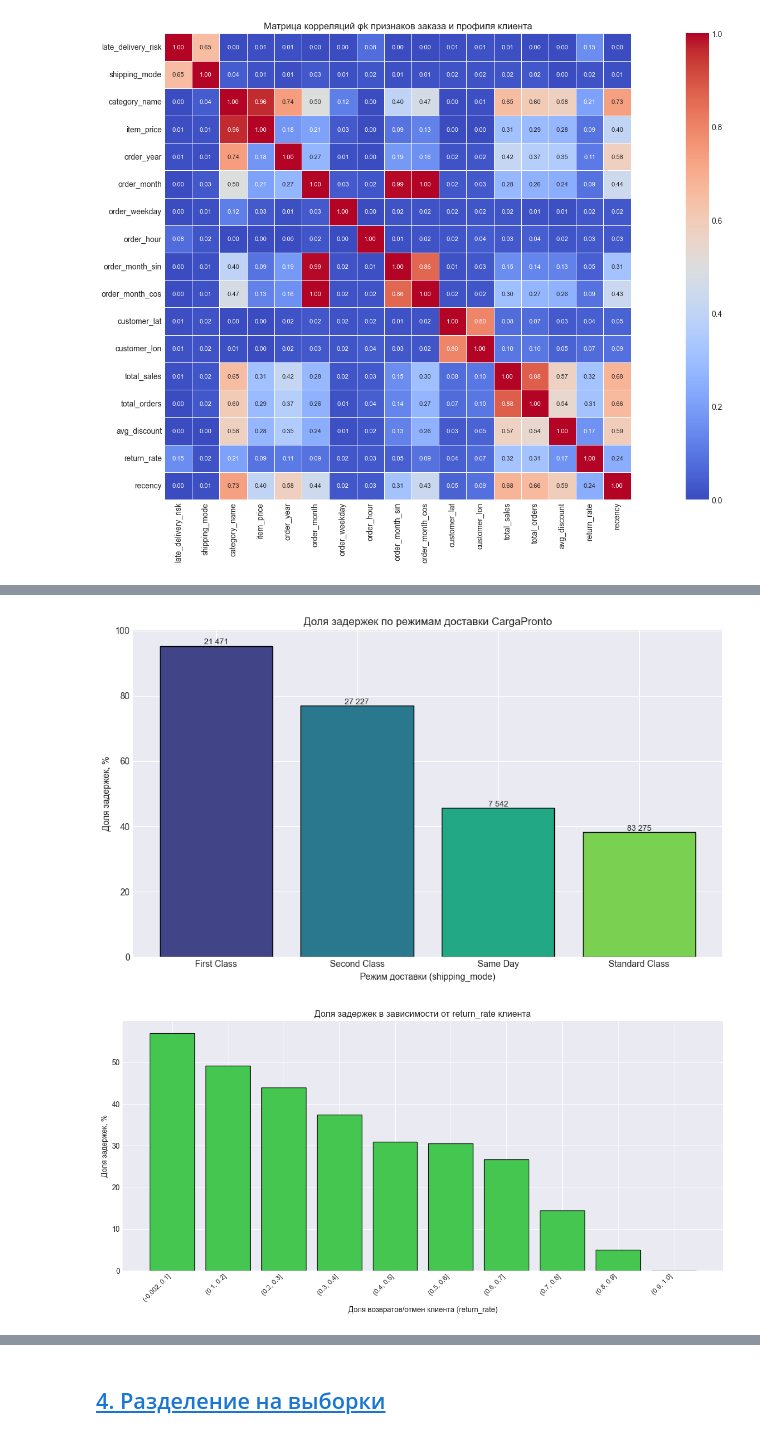
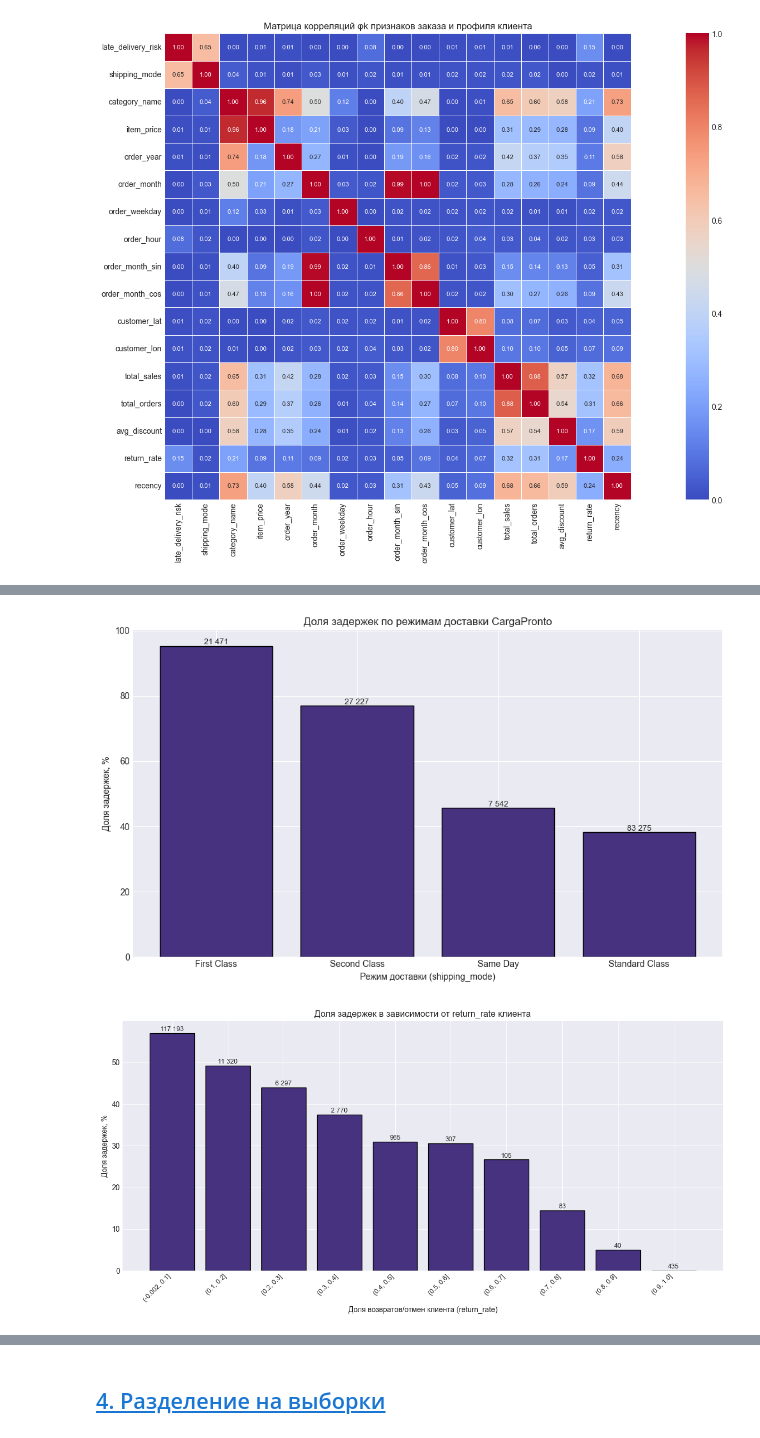
Before and after one commit to MEYakunin/Sprint18_Delivery_Delay_Prediction, a Jupyter notebook: Sprint18_Delivery_Delay_Prediction_Yakunin_Mikl.ipynb, the cells around one changed output, grey strips where cells are left out. Saved outputs shown, nothing was run; the diff lists cells and outputs as text; code cells hidden in the pictures.

```diff
--- a/Sprint18_Delivery_Delay_Prediction_Yakunin_Mikl.ipynb
+++ b/Sprint18_Delivery_Delay_Prediction_Yakunin_Mikl.ipynb
@@ -657,14 +657,13 @@ target_corr.to_frame('late_delivery_risk')
 | avg_discount | 0.000 |
 | recency | 0.000 |
 # %%
-# График 1: доля задержек по shipping_mode
+# Строим диаграмму доли задержки по shipping_mode
 mode_stats = (df_eda_merge.groupby('shipping_mode')['late_delivery_risk']
                    .agg(Доля_задержек='mean', Заказов='count')
                    .sort_values('Доля_задержек', ascending=False))
 
 fig, ax = plt.subplots(figsize=(10, 6))
-bars = ax.bar(mode_stats.index, mode_stats['Доля_задержек'] * 100,
-              color=sns.color_palette('viridis', len(mode_stats)), edgecolor='black')
+bars = ax.bar(mode_stats.index, mode_stats['Доля_задержек'] * 100, edgecolor='black')
 for bar, cnt in zip(bars, mode_stats['Заказов']):
     ax.text(bar.get_x() + bar.get_width() / 2, bar.get_height() + 0.5,
             f'{cnt:,}'.replace(',', ' '), ha='center', fontsize=9)
@@ -674,26 +673,29 @@ ax.set_title('Доля задержек по режимам доставки Car
 plt.tight_layout()
 plt.show()
 # %% [output]
-[figure, old version]
+[figure, new version]
 # %%
-# График 2: доля задержек по уровню return_rate клиента
+# Строим диаграмму доли задержки по уровню return_rate клиента
 df_bins = df_eda_merge.copy()
 df_bins['return_rate_bin'] = pd.cut(df_bins['return_rate'], bins=10, include_lowest=True)
 
 rr_stats = (df_bins.groupby('return_rate_bin', observed=False)['late_delivery_risk']
                   .agg(Доля_задержек='mean', Заказов='count'))
-rr_stats = rr_stats[rr_stats['Заказов'] > 0]          # отбрасываем пустые бины
+rr_stats = rr_stats[rr_stats['Заказов'] > 0]
 
 fig, ax = plt.subplots(figsize=(12, 6))
-ax.bar(range(len(rr_stats)), rr_stats['Доля_задержек'] * 100,
-       color='#27C033', alpha=0.85, edgecolor='black')
+bars = ax.bar(range(len(rr_stats)), rr_stats['Доля_задержек'] * 100, edgecolor='black')
+for bar, cnt in zip(bars, rr_stats['Заказов']):
+    ax.text(bar.get_x() + bar.get_width() / 2, bar.get_height() + 0.5,
+            f'{cnt:,}'.replace(',', ' '), ha='center', fontsize=9)
+
 ax.set_xticks(range(len(rr_stats)))
 ax.set_xticklabels([str(b) for b in rr_stats.index], rotation=45, ha='right', fontsize=9)
 ax.set_xlabel('Доля возвратов/отмен клиента (return_rate)')
 ax.set_ylabel('Доля задержек, %')
 ax.set_title('Доля задержек в зависимости от return_rate клиента')
 plt.tight_layout()
 plt.show()
 # %% [output]
-[figure, old version]
+[figure, new version]
 # %%
```
Also changed, not shown: parts of 7 cells of this notebook.
